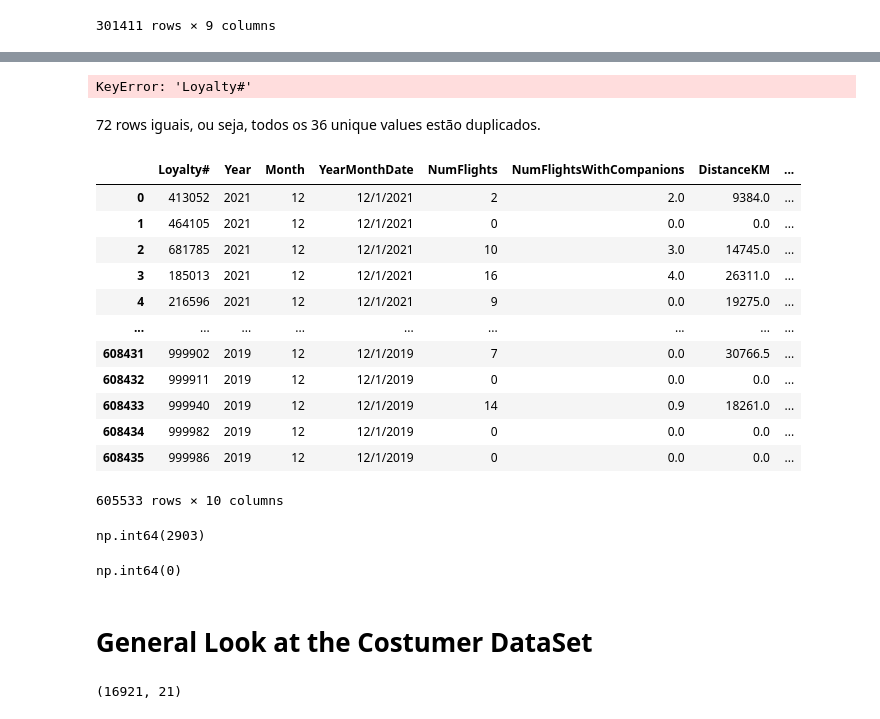
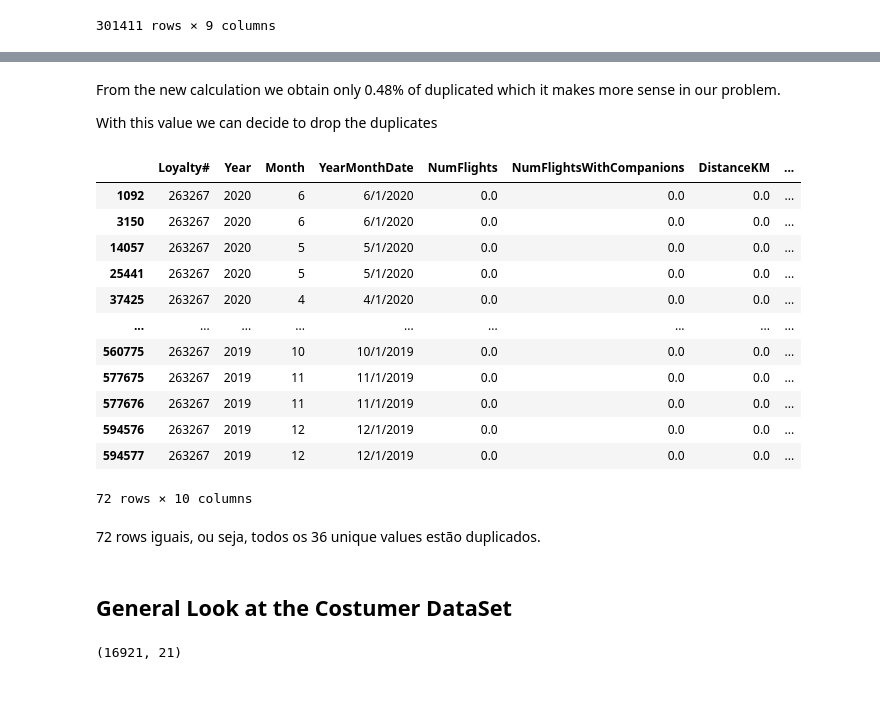
Before and after one commit to lourenco500/Data-Mining-Project, a Jupyter notebook: Deliverable_1.ipynb, the cells around one changed output, grey strips where cells are left out. Drawn from its saved outputs; the diff is of its cells as text; code cells hidden in the pictures; blank space fills up the shorter version.

```diff
--- a/Deliverable_1.ipynb
+++ b/Deliverable_1.ipynb
@@ -466,36 +272,29 @@ flightsDB[flightsDB.duplicated()]
+# %% [markdown]
+From the new calculation we obtain only 0.48% of duplicated which it makes more sense in our problem.
+
+With this value we can decide to drop the duplicates
 # %%
-flightsDB[flightsDB["Loyalty#"] == 263267]
+flightsDB_with_lyt[flightsDB_with_lyt["Loyalty#"] == 263267]
+#Here we check that there are duplicates for the Loyalty# number 263267
+#the DataFrame below show us all the Data associated to this Loyalty number and we can see that some rows have the exactly same information
 # %% [output]
+|  | Loyalty# | Year | Month | YearMonthDate | NumFlights | NumFlightsWithCompanions | DistanceKM | ... |
+| 1092 | 263267 | 2020 | 6 | 6/1/2020 | 0.0 | 0.0 | 0.0 | ... |
+| 3150 | 263267 | 2020 | 6 | 6/1/2020 | 0.0 | 0.0 | 0.0 | ... |
+| 14057 | 263267 | 2020 | 5 | 5/1/2020 | 0.0 | 0.0 | 0.0 | ... |
+| 25441 | 263267 | 2020 | 5 | 5/1/2020 | 0.0 | 0.0 | 0.0 | ... |
+| 37425 | 263267 | 2020 | 4 | 4/1/2020 | 0.0 | 0.0 | 0.0 | ... |
+| ... | ... | ... | ... | ... | ... | ... | ... | ... |
+| 560775 | 263267 | 2019 | 10 | 10/1/2019 | 0.0 | 0.0 | 0.0 | ... |
+| 577675 | 263267 | 2019 | 11 | 11/1/2019 | 0.0 | 0.0 | 0.0 | ... |
+| 577676 | 263267 | 2019 | 11 | 11/1/2019 | 0.0 | 0.0 | 0.0 | ... |
+| 594576 | 263267 | 2019 | 12 | 12/1/2019 | 0.0 | 0.0 | 0.0 | ... |
+| 594577 | 263267 | 2019 | 12 | 12/1/2019 | 0.0 | 0.0 | 0.0 | ... |
-KeyError: 'Loyalty#'
+72 rows × 10 columns
 # %% [markdown]
 72 rows iguais, ou seja, todos os 36 unique values estão duplicados.
-# %%
-flightsDB.drop_duplicates()
-# %% [output]
-|  | Loyalty# | Year | Month | YearMonthDate | NumFlights | NumFlightsWithCompanions | DistanceKM | ... |
-| 0 | 413052 | 2021 | 12 | 12/1/2021 | 2 | 2.0 | 9384.0 | ... |
-| 1 | 464105 | 2021 | 12 | 12/1/2021 | 0 | 0.0 | 0.0 | ... |
-| 2 | 681785 | 2021 | 12 | 12/1/2021 | 10 | 3.0 | 14745.0 | ... |
-| 3 | 185013 | 2021 | 12 | 12/1/2021 | 16 | 4.0 | 26311.0 | ... |
-| 4 | 216596 | 2021 | 12 | 12/1/2021 | 9 | 0.0 | 19275.0 | ... |
-| ... | ... | ... | ... | ... | ... | ... | ... | ... |
-| 608431 | 999902 | 2019 | 12 | 12/1/2019 | 7 | 0.0 | 30766.5 | ... |
-| 608432 | 999911 | 2019 | 12 | 12/1/2019 | 0 | 0.0 | 0.0 | ... |
-| 608433 | 999940 | 2019 | 12 | 12/1/2019 | 14 | 0.9 | 18261.0 | ... |
-| 608434 | 999982 | 2019 | 12 | 12/1/2019 | 0 | 0.0 | 0.0 | ... |
-| 608435 | 999986 | 2019 | 12 | 12/1/2019 | 0 | 0.0 | 0.0 | ... |
-605533 rows × 10 columns
-# %%
-flightsDB.duplicated().sum()
-# %% [output]
-np.int64(2903)
-# %%
-flightDB2 = flightsDB.drop_duplicates()
-flightDB2.duplicated().sum()
-# %% [output]
-np.int64(0)
 # %% [markdown]
-# General Look at the Costumer DataSet
+## General Look at the Costumer DataSet
 # %%
 customerDB.shape
 # %% [output]
```
Also changed, not shown: parts of 80 cells of this notebook.
